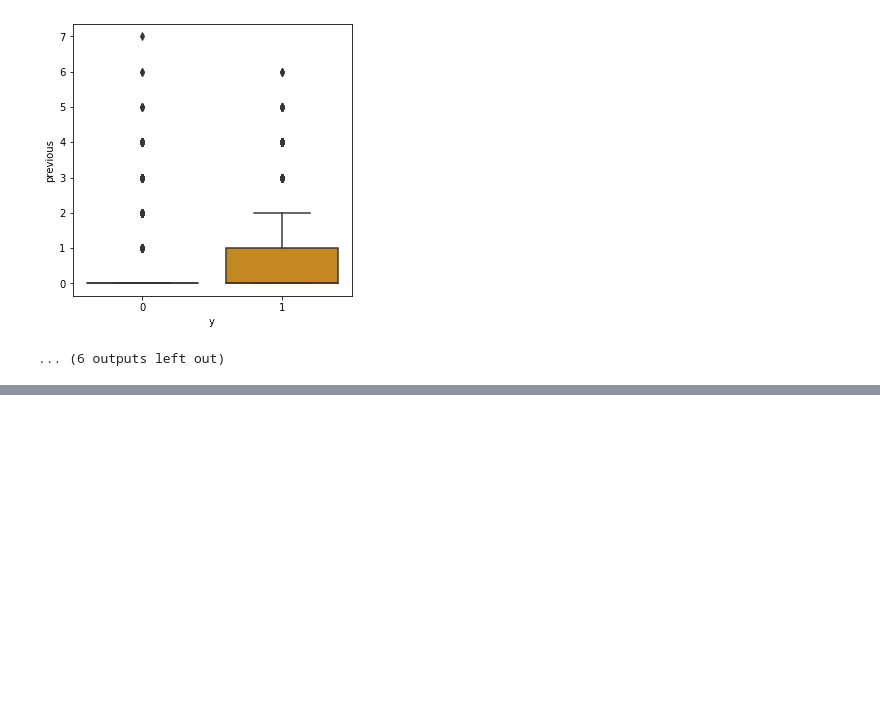
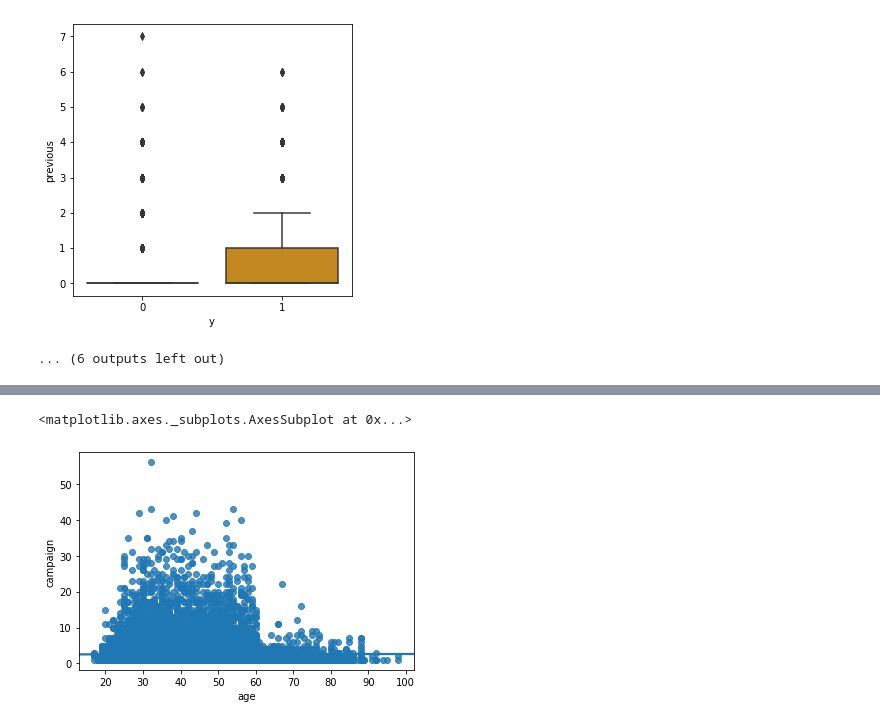
Before and after one commit to Dataforreal/springboard, a Jupyter notebook: Capstone_1/Capstone_Project_1.ipynb, the cells around one changed output, grey strips where cells are left out. Cells and saved outputs as stored; diff of their text form; code cells hidden in the pictures; blank space fills up the shorter version.

```diff
--- a/Capstone_1/Capstone_Project_1.ipynb
+++ b/Capstone_1/Capstone_Project_1.ipynb
@@ -710,0 +720,7 @@ for col in boxplot:
+# %%
+# 'age','campaign', 'previous', 'emp.var.rate', 'cons.price.idx', 'cons.conf.idx', 'euribor3m', 'nr.employed'
+
+sns.regplot(x=train['age'], y=train['campaign'])
+# %% [output]
+<matplotlib.axes._subplots.AxesSubplot at 0x...>
+[figure, added]
```
Also changed, not shown: parts of 21 cells of this notebook.
